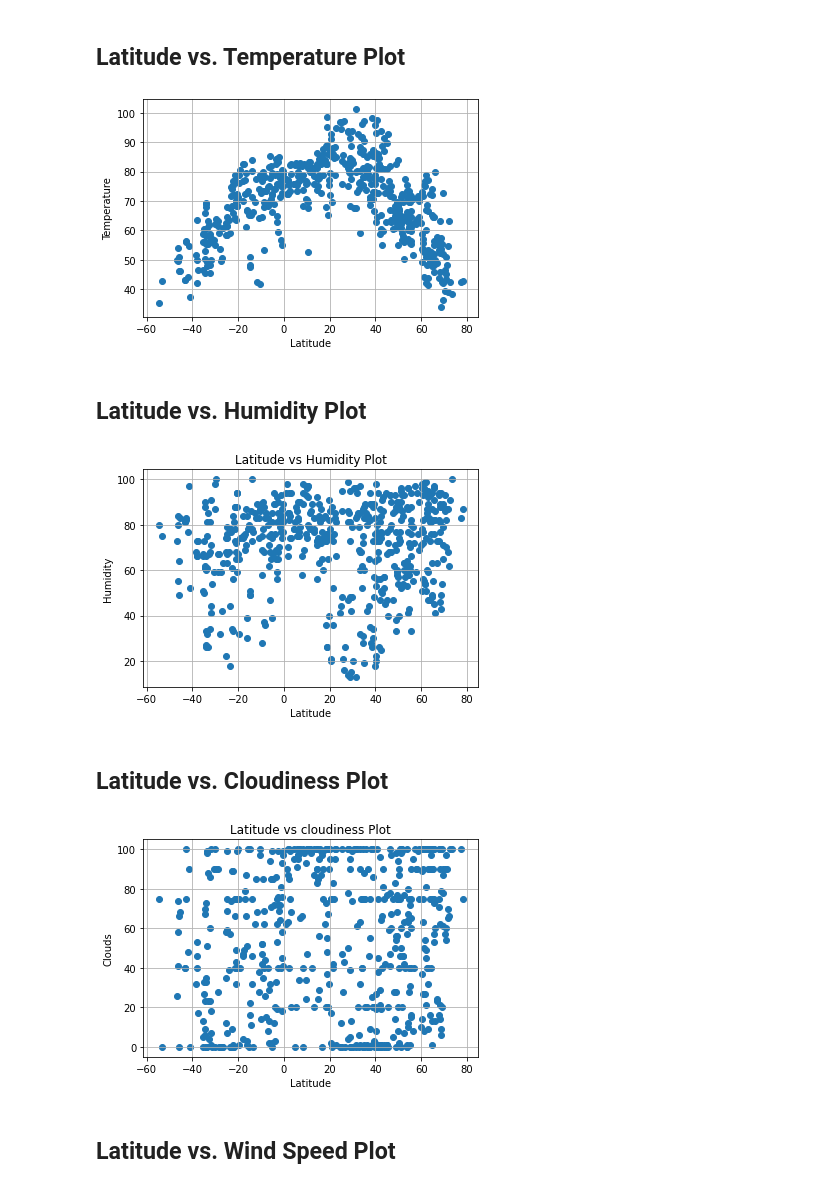
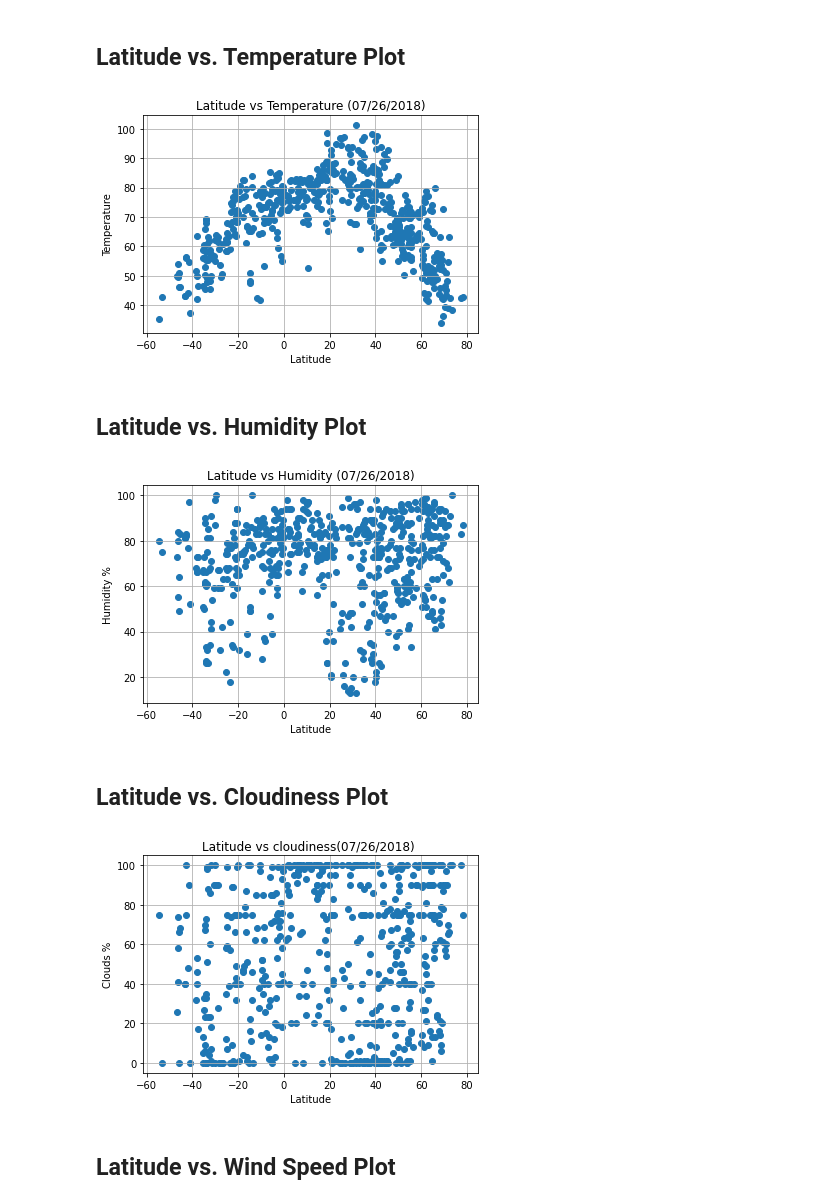
Before and after one commit to shuchiK38/Python-API-Challenge, a Jupyter notebook: Weatherpy/WeatherPy.ipynb, the cells around one changed output. Cells and saved outputs as stored; diff of their text form; code cells hidden in the pictures.

Commit message:
plot modifiy

```diff
--- a/Weatherpy/WeatherPy.ipynb
+++ b/Weatherpy/WeatherPy.ipynb
@@ -174,13 +182,14 @@ NameError: name 'Humidity' is not defined
 # %%
 x_values = city_df['Lat']
 y_values = city_df['Max Temp']
 plt.scatter(x_values,y_values)
+plt.title("Latitude vs Temperature (07/26/2018)")
 plt.xlabel('Latitude')
 plt.ylabel('Temperature')
 plt.grid()
 plt.show()
 # %% [output]
-[figure, old version]
+[figure, new version]
 # %% [markdown]
 ## Latitude vs. Humidity Plot
 # %%
@@ -188,8 +197,8 @@ plt.show()
 plt.scatter(city_df["Lat"],city_df["Humidity"], marker="o")
 
 # Incorporate the other graph properties
-plt.title("Latitude vs Humidity Plot")
-plt.ylabel("Humidity")
+plt.title("Latitude vs Humidity (07/26/2018)")
+plt.ylabel("Humidity %")
 plt.xlabel("Latitude")
 plt.grid(True)
 
@@ -199,7 +208,7 @@ plt.savefig("../output_data/LatitideandHumidity.png")
 # Show plot
 plt.show()
 # %% [output]
-[figure, old version]
+[figure, new version]
 # %% [markdown]
 ## Latitude vs. Cloudiness Plot
 # %%
@@ -207,8 +216,8 @@ plt.show()
 plt.scatter(city_df["Lat"], city_df["Cloudiness"], marker="o")
 
 # Incorporate the other graph properties
-plt.title("Latitude vs cloudiness Plot")
-plt.ylabel("Clouds")
+plt.title("Latitude vs cloudiness(07/26/2018) ")
+plt.ylabel("Clouds %")
 plt.xlabel("Latitude")
 plt.grid(True)
 
@@ -218,7 +227,7 @@ plt.savefig("../output_data/LatitideandHumidity.png")
 # Show plot
 plt.show()
 # %% [output]
-[figure, old version]
+[figure, new version]
 # %% [markdown]
 ## Latitude vs. Wind Speed Plot
 # %%
```
Also changed, not shown: parts of 3 cells of this notebook, 2 other files.
